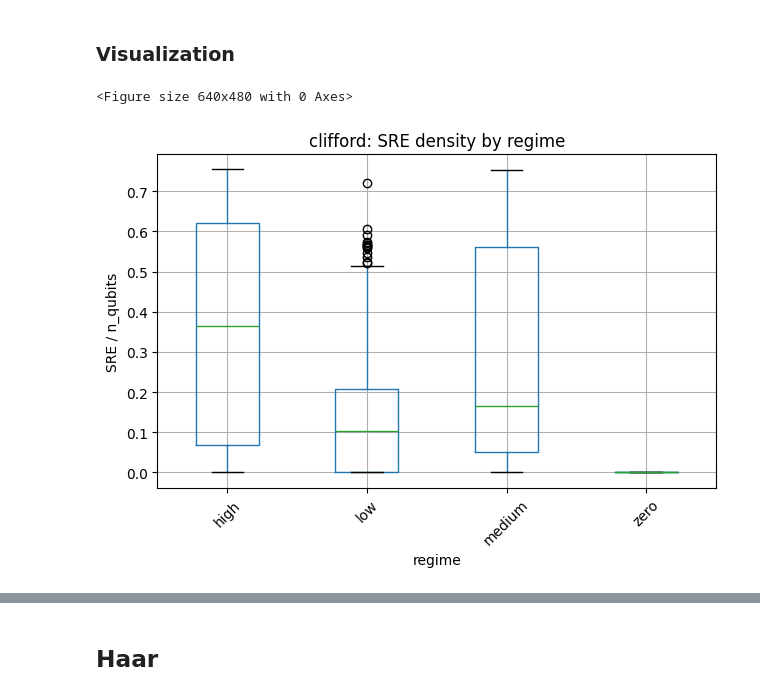
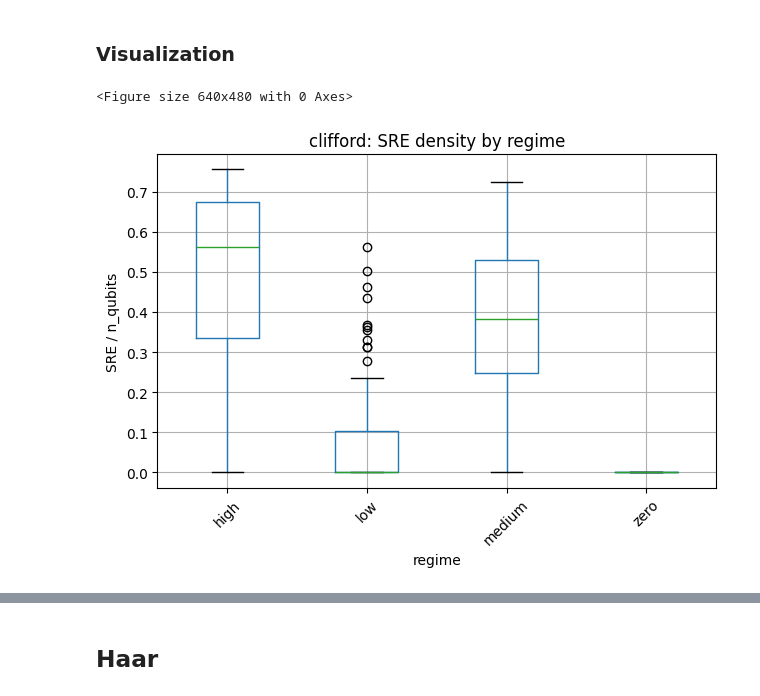
Before and after one commit to VicLambert/qml-quansistor-entropy, a Jupyter notebook: qqe/notebooks/SRE_distributions.ipynb, the cells around one changed output, grey strips where cells are left out. Cells and saved outputs as stored; diff of their text form; code cells hidden in the pictures.

```diff
--- a/qqe/notebooks/SRE_distributions.ipynb
+++ b/qqe/notebooks/SRE_distributions.ipynb
@@ -62,3 +50,4 @@ PROJECT_ROOT = Path().resolve().parent
 n_qubits = (4, 6, 8, 10)
 n_layers = (1, 2, 4, 8, 16, 40, 50, 80, 100)
 n_seeds = 25
+output_dir = "../outputs/data/SRE_distributions/test_4"
@@ -64,0 +81,39 @@ n_seeds = 25
+# %%
+def plot_SRE_regime(output_dir: str, family: str):
+    rows = []
+
+    for path in Path(output_dir+"/"+family).rglob("*.pt"):
+        d = torch.load(path, map_location="cpu")
+
+        meta = d["meta"]
+        controls = meta.get("sampling_controls", {})
+        realized = meta.get("realized_stats", {})
+
+        row = {
+            "path": str(path),
+            "family": meta["family"],
+            "regime": meta["regime"],
+            "n_qubits": meta["n_qubits"],
+            "n_layers": meta["n_layers"],
+            "seed": meta["seed"],
+            "sre": float(d.get("sre", np.nan)),
+            "sre_density": float(d.get("sre", np.nan)) / meta["n_qubits"],
+        }
+
+        row.update({f"ctrl_{k}": v for k, v in controls.items()})
+        row.update({f"real_{k}": v for k, v in realized.items()})
+
+        rows.append(row)
+
+    df = pd.DataFrame(rows)
+
+    for family in df["family"].unique():
+        sub = df[(df["family"] == family) & np.isfinite(df["sre_density"])]
+
+        plt.figure()
+        sub.boxplot(column="sre_density", by="regime", rot=45)
+        plt.title(f"{family}: SRE density by regime")
+        plt.suptitle("")
+        plt.ylabel("SRE / n_qubits")
+        plt.tight_layout()
+        plt.show()
@@ -141,16 +243,5 @@ df = pd.DataFrame(rows)
-# %%
-import matplotlib.pyplot as plt
-
-for family in df["family"].unique():
-    sub = df[(df["family"] == family) & np.isfinite(df["sre_density"])]
-
-    plt.figure()
-    sub.boxplot(column="sre_density", by="regime", rot=45)
-    plt.title(f"{family}: SRE density by regime")
-    plt.suptitle("")
-    plt.ylabel("SRE / n_qubits")
-    plt.tight_layout()
-    plt.show()
-# %% [output]
-<Figure size 640x480 with 0 Axes>
-[figure, removed]
+# %%
+plot_SRE_regime(output_dir, "clifford")
+# %% [output]
+<Figure size 640x480 with 0 Axes>
+[figure, added]
```
Also changed, not shown: parts of 31 cells of this notebook, 4 other files.
